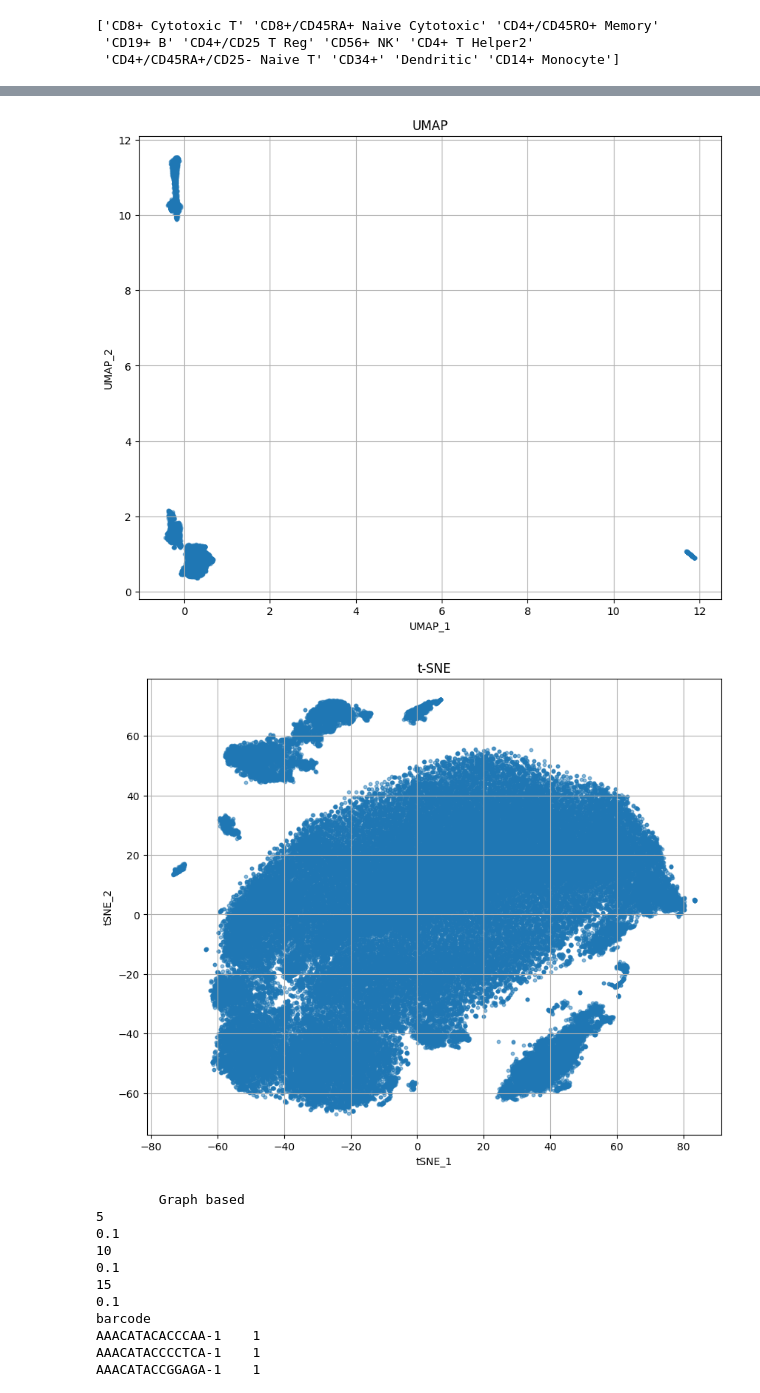
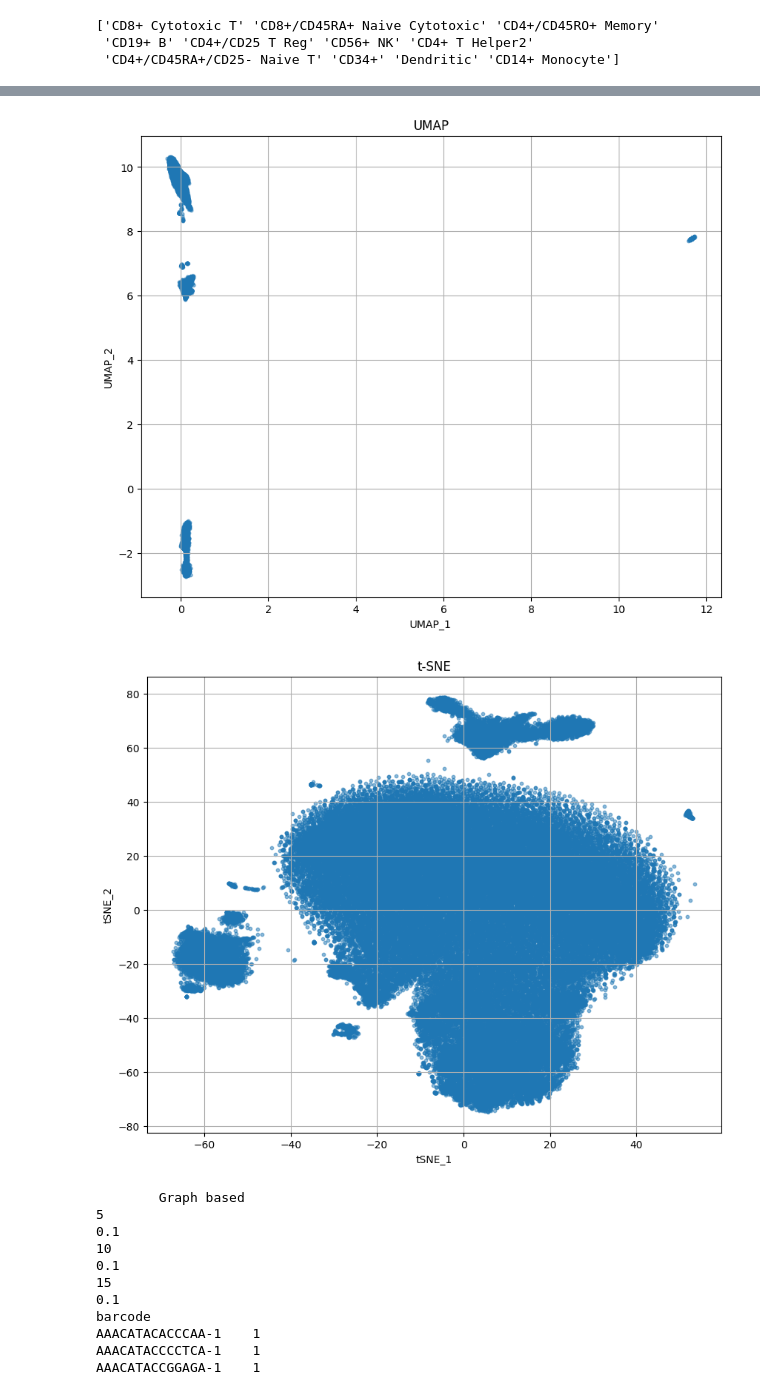
Before and after one commit to MarcosEsteve/scRNAseq_across_human_tissues, a Jupyter notebook: exploratory_analysis.ipynb, the cells around one changed output, grey strips where cells are left out. Drawn from its saved outputs; the diff is of its cells as text; code cells hidden in the pictures.

```diff
--- a/exploratory_analysis.ipynb
+++ b/exploratory_analysis.ipynb
@@ -179,11 +192,11 @@ None
 reload(feature_selection)
 gc.collect()
 print("\tMatrix 1")
-selected_matrix1 = feature_selection.select_highly_variable_genes(norm_matrix3)
+selected_matrix1 = feature_selection.select_highly_variable_genes(norm_matrix1, n_top_genes=2000)
 print(selected_matrix1.info())
 
 print("\tMatrix 2")
-selected_matrix2 = feature_selection.select_genes_by_variance(norm_matrix3)
+selected_matrix2 = feature_selection.select_genes_by_variance(norm_matrix1)
 print(selected_matrix2.info())
 # %% [output]
         Matrix 1
@@ -239,7 +252,7 @@ None
 # Visualization
 reload(dim_reduction)
 # elbow plot
-dim_reduction.elbow_plot(pca_object)
+dim_reduction.elbow_plot(pca_object, std_dev_threshold = 5, n_components = pca_matrix.shape[1])
 # visualization
 dim_reduction.visualize_dim_reduction(pca_matrix.iloc[:, :2], 'PCA')
 dim_reduction.visualize_dim_reduction(umap_matrix.iloc[:, :2], 'UMAP')
@@ -250,5 +263,5 @@ dim_reduction.visualize_dim_reduction(tsne_matrix.iloc[:, :2], 't-SNE')
-[figure, old version]
+[figure, new version]
-[figure, old version]
+[figure, new version]
 # %%
 # Clustering
 reload(clustering)
```
Also changed, not shown: parts of 16 cells of this notebook, 7 other files.
